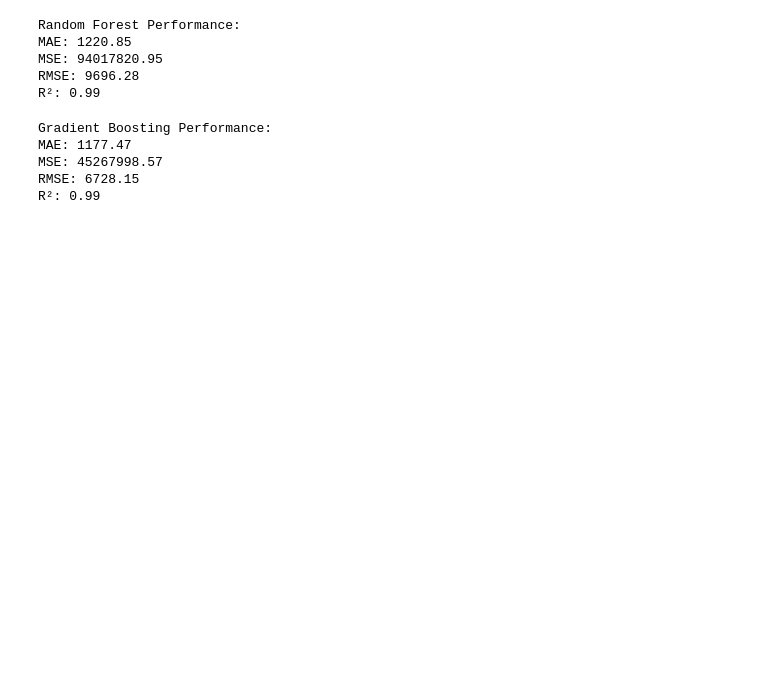
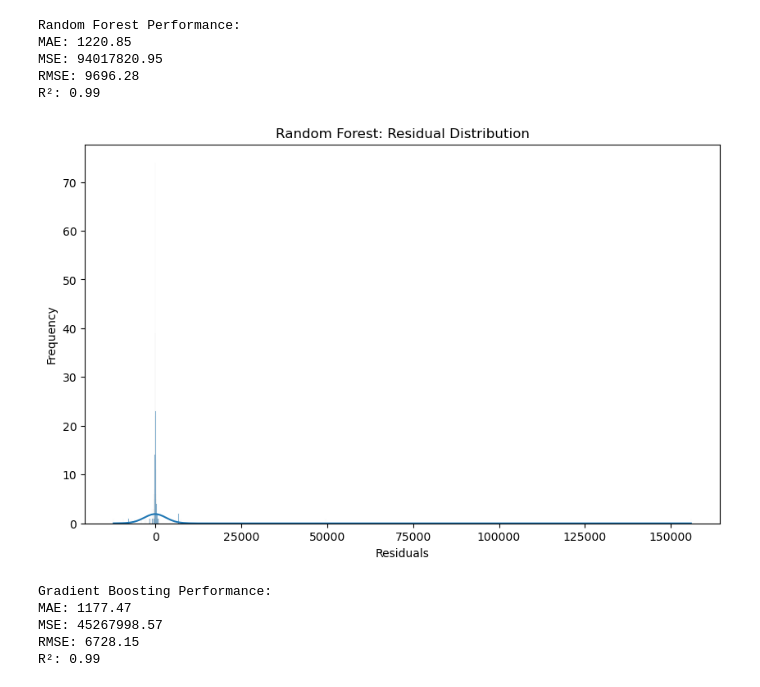
Before and after one commit to gogikarbharath/House-Price-Pred, a Jupyter notebook: Outputfile.ipynb, the cells around one changed output. Cells and saved outputs as stored; diff of their text form; code cells hidden in the pictures; blank space fills up the shorter version.

```diff
--- a/Outputfile.ipynb
+++ b/Outputfile.ipynb
@@ -517,6 +534,12 @@ MAE: 1220.85
 MSE: 94017820.95
 RMSE: 9696.28
 R²: 0.99
+# %%
+
+# Distribution plot for Random Forest
+plot_residual_distribution(y_test, rf_predictions, 'Random Forest: Residual Distribution')
+# %% [output]
+[figure, added]
 # %%
 # Initialize the model
 gb_model = GradientBoostingRegressor(n_estimators=100, random_state=42)
```
Also changed, not shown: parts of 9 cells of this notebook.
